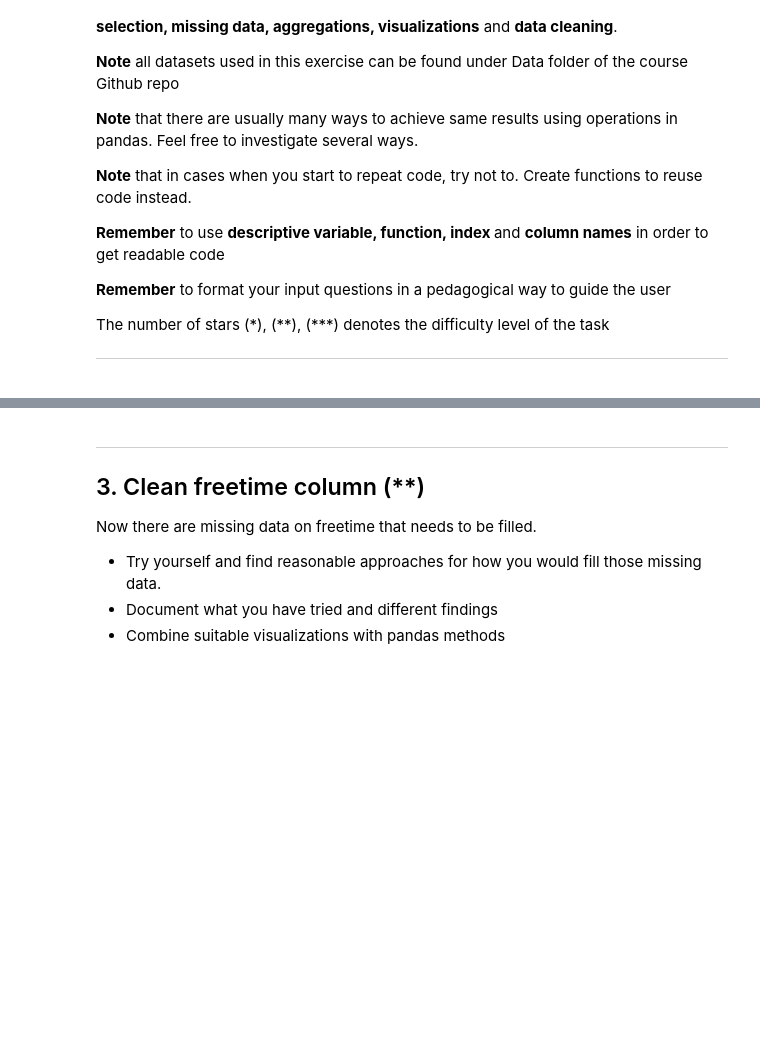
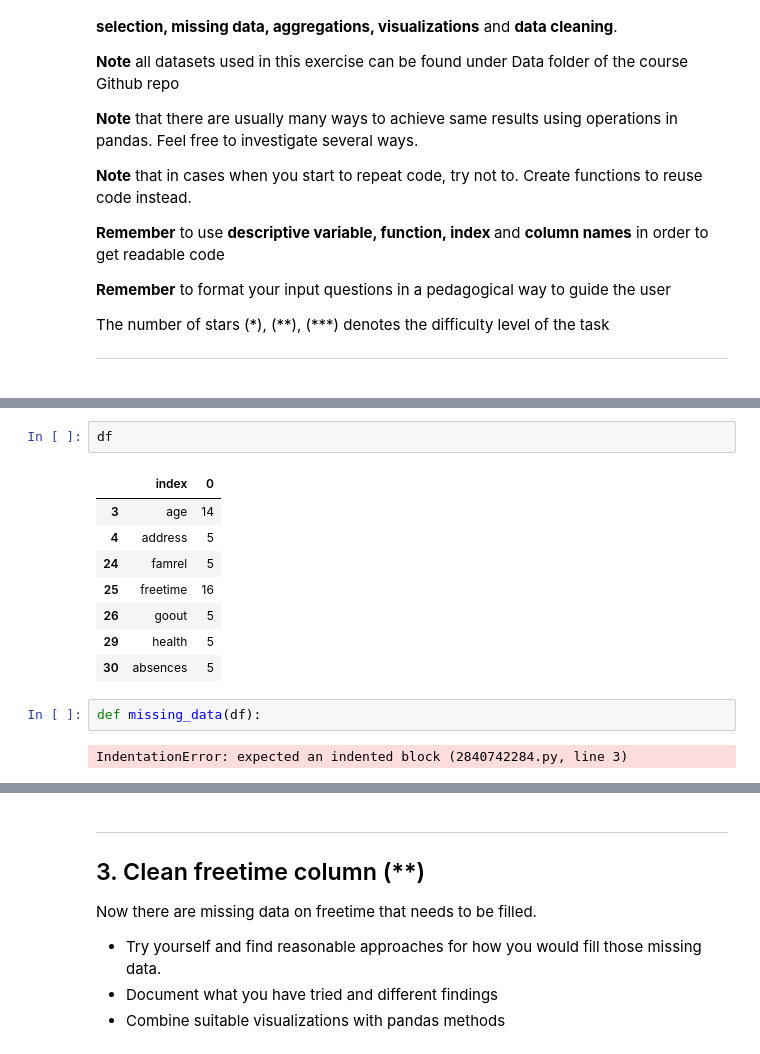
Before and after one commit to SCGlass/Data-Processing-Sam-Glass, a Jupyter notebook: Exercises/E01-Missing_aggregation.ipynb, the cells around one changed output, grey strips where cells are left out. Cells and saved outputs as stored; diff of their text form; blank space fills up the shorter version.

```diff
--- a/Exercises/E01-Missing_aggregation.ipynb
+++ b/Exercises/E01-Missing_aggregation.ipynb
@@ -97,3 +170,18 @@ ModuleNotFoundError: No module named 'pandas'
+# %%
+df
+# %% [output]
+|  | index | 0 |
+| 3 | age | 14 |
+| 4 | address | 5 |
+| 24 | famrel | 5 |
+| 25 | freetime | 16 |
+| 26 | goout | 5 |
+| 29 | health | 5 |
+| 30 | absences | 5 |
+# %%
+def missing_data(df):
+# %% [output]
+IndentationError: expected an indented block (2840742284.py, line 3)
 # %% [markdown]
 ---
 ## 2. Clean the data (*)
```
Also changed, not shown: parts of 5 cells of this notebook.
